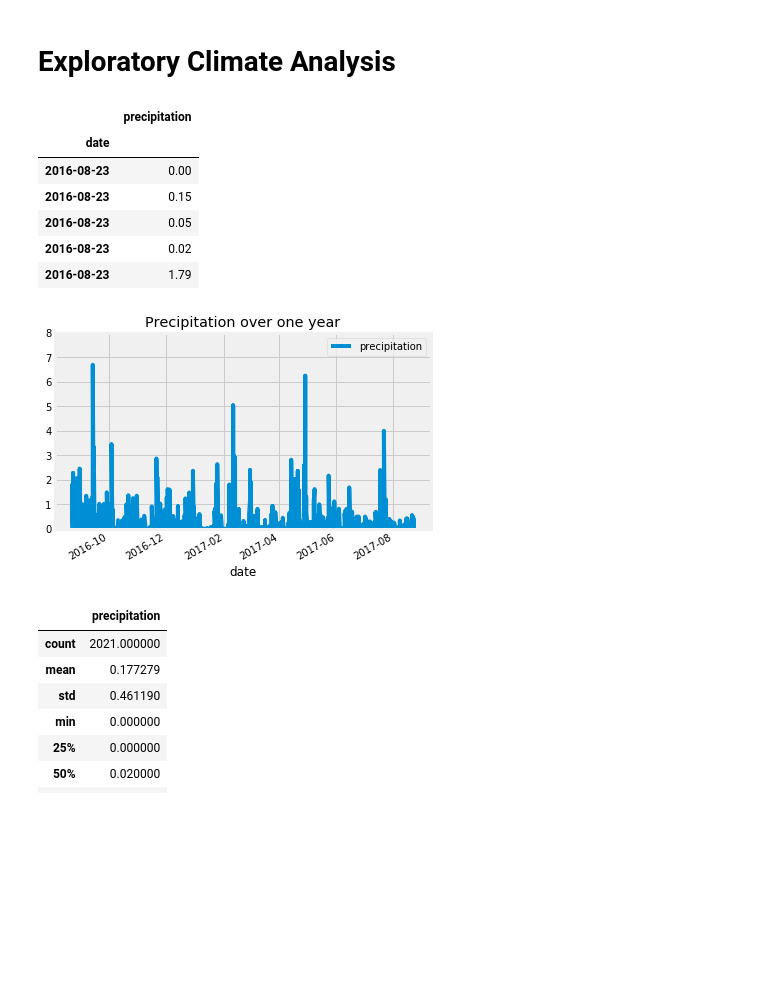
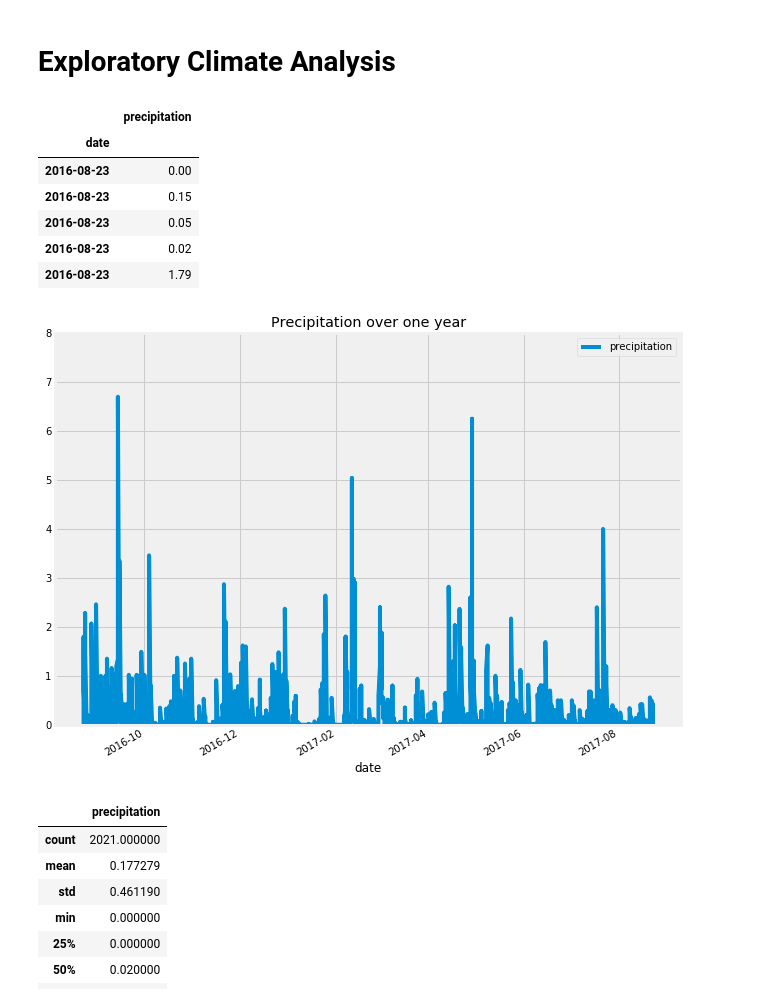
Before and after one commit to kuldeepemol/surfs-up, a Jupyter notebook: Instructions/climate_final.ipynb, the cells around one changed output. Cells and saved outputs as stored; diff of their text form; code cells hidden in the pictures; blank space fills up the shorter version.

Commit message:
Made the plot littler bigger.

```diff
--- a/Instructions/climate_final.ipynb
+++ b/Instructions/climate_final.ipynb
@@ -54,35 +54,35 @@ one_year_prcp_data_query = session.query(
                         ).filter(
                             Measurement.date >= year_ago_date,
                             Measurement.date <= last_date,
                             Measurement.prcp.isnot(None)
                         ).order_by(
                             Measurement.date
                         )
 
 # Save the query results as a Pandas DataFrame and set the index to the date column
 prcp_df = pd.read_sql_query(one_year_prcp_data_query.statement,
                             one_year_prcp_data_query.session.bind,
                             index_col='date')
 
 prcp_df.index = pd.to_datetime(prcp_df.index)
 
 # Use Pandas Plotting with Matplotlib to plot the data
-prcp_df.plot(title="Precipitation over one year")
+prcp_df.plot(title="Precipitation over one year", figsize=(10,8))
 
 # Rotate the xticks for the dates
 plt.ylim(0, 8)
 
 # Show the dataframe
 prcp_df.head()
 # %% [output]
 |  | precipitation |
 | date |  |
 | 2016-08-23 | 0.00 |
 | 2016-08-23 | 0.15 |
 | 2016-08-23 | 0.05 |
 | 2016-08-23 | 0.02 |
 | 2016-08-23 | 1.79 |
-[figure, old version]
+[figure, new version]
 # %%
 # Use Pandas to calcualte the summary statistics for the precipitation data
 prcp_df.describe()
```
Also changed, not shown: parts of 3 cells of this notebook.
